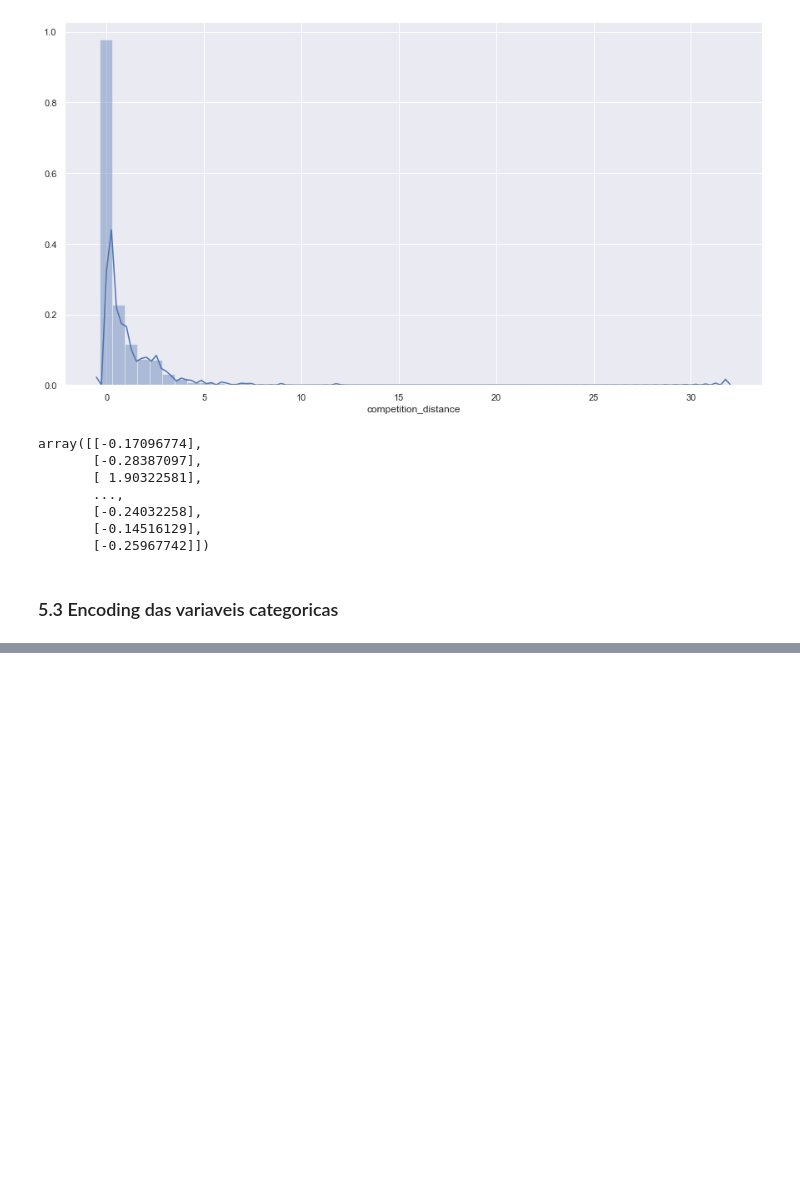
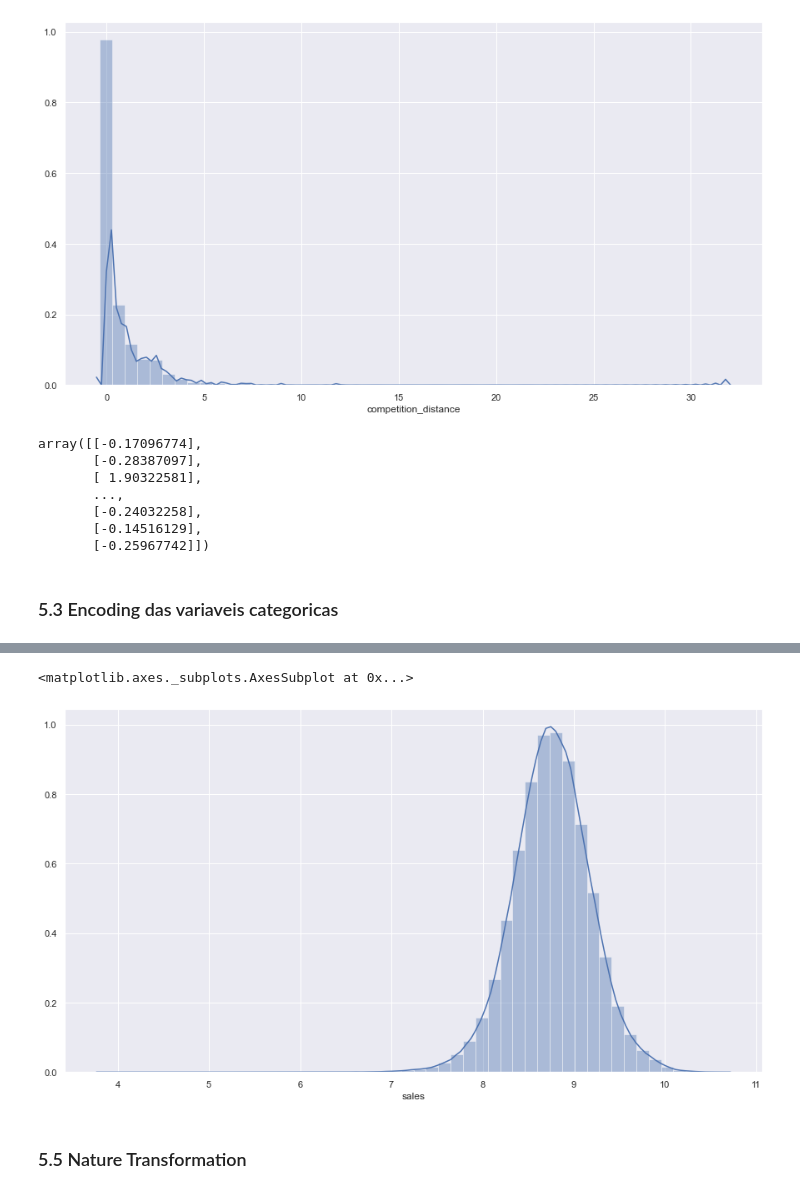
Before and after one commit to gabrielcruvinel/rossman_store_sales, a Jupyter notebook: m02_v01_store_sales_prediction.ipynb, the cells around one changed output, grey strips where cells are left out. Cells and saved outputs as stored; diff of their text form; code cells hidden in the pictures; blank space fills up the shorter version.

```diff
--- a/m02_v01_store_sales_prediction.ipynb
+++ b/m02_v01_store_sales_prediction.ipynb
@@ -812,0 +827,7 @@ df5['assortment'] = df5['assortment'].map(assortment_dict)
+# %%
+sns.distplot(df5['sales'])
+# %% [output]
+<matplotlib.axes._subplots.AxesSubplot at 0x...>
+[figure, added]
+# %% [markdown]
+### 5.5 Nature Transformation
```
Also changed, not shown: parts of 25 cells of this notebook.
